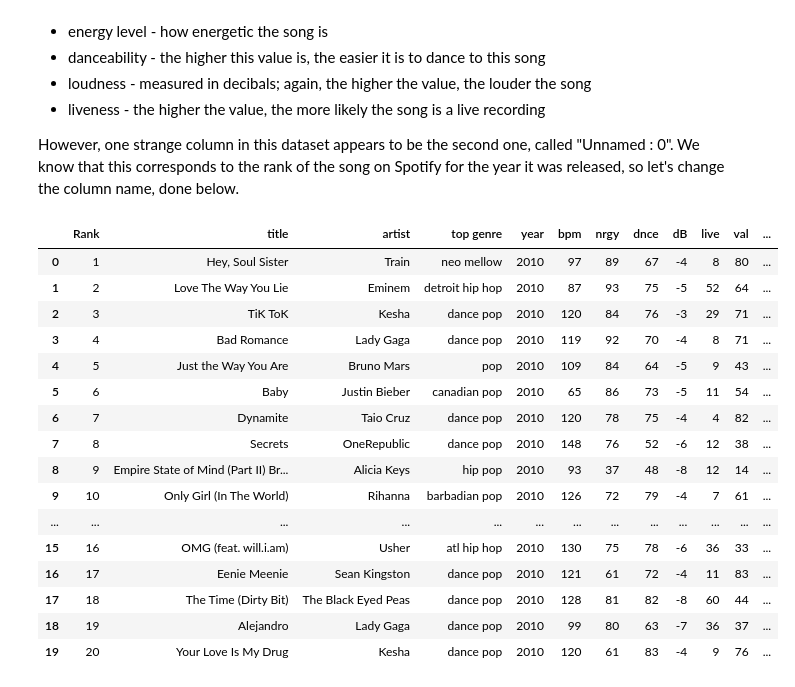
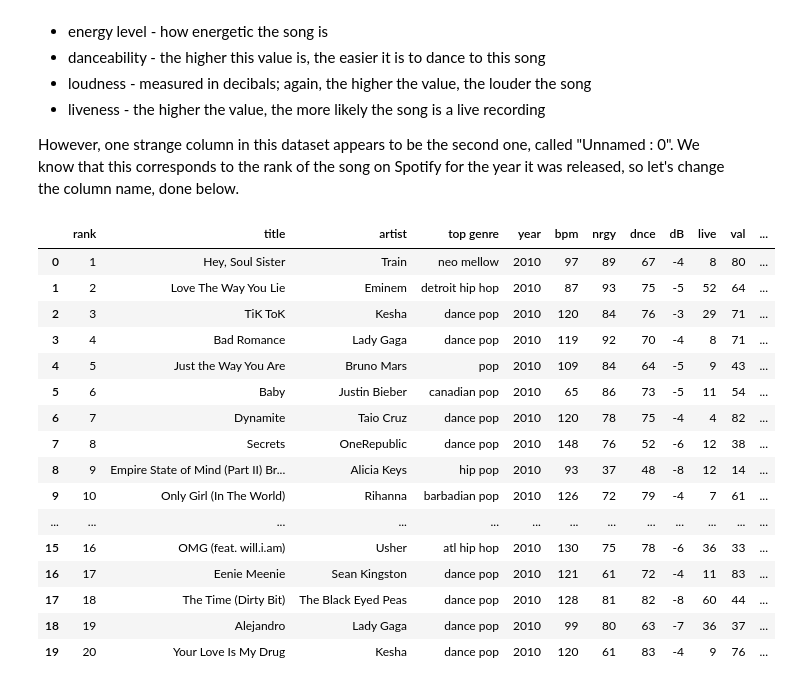
Before and after one commit to amarmuju/amarmuju.github.io, a Jupyter notebook: finalproject.ipynb, the cells around one changed output. Cells and saved outputs as stored; diff of their text form; code cells hidden in the pictures.

```diff
--- a/finalproject.ipynb
+++ b/finalproject.ipynb
@@ -40,10 +40,10 @@ Along with the basic information of the title, artist, genre, and year released
 
 However, one strange column in this dataset appears to be the second one, called "Unnamed : 0". We know that this corresponds to the rank of the song on Spotify for the year it was released, so let's change the column name, done below.
 # %%
-data = data.rename(columns = {'Unnamed: 0' : 'Rank'})
+data = data.rename(columns = {'Unnamed: 0' : 'rank'})
 data.head(20)
 # %% [output]
-|  | Rank | title | artist | top genre | year | bpm | nrgy | dnce | dB | live | val | ... |
+|  | rank | title | artist | top genre | year | bpm | nrgy | dnce | dB | live | val | ... |
 | 0 | 1 | Hey, Soul Sister | Train | neo mellow | 2010 | 97 | 89 | 67 | -4 | 8 | 80 | ... |
 | 1 | 2 | Love The Way You Lie | Eminem | detroit hip hop | 2010 | 87 | 93 | 75 | -5 | 52 | 64 | ... |
 | 2 | 3 | TiK ToK | Kesha | dance pop | 2010 | 120 | 84 | 76 | -3 | 29 | 71 | ... |
```
Also changed, not shown: parts of 1 cell of this notebook.
